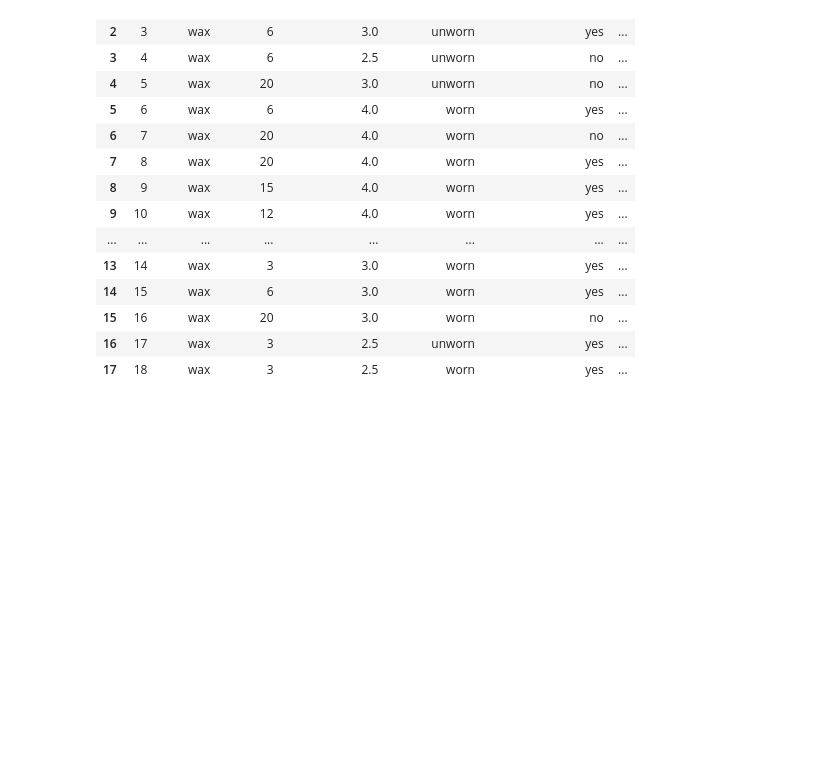
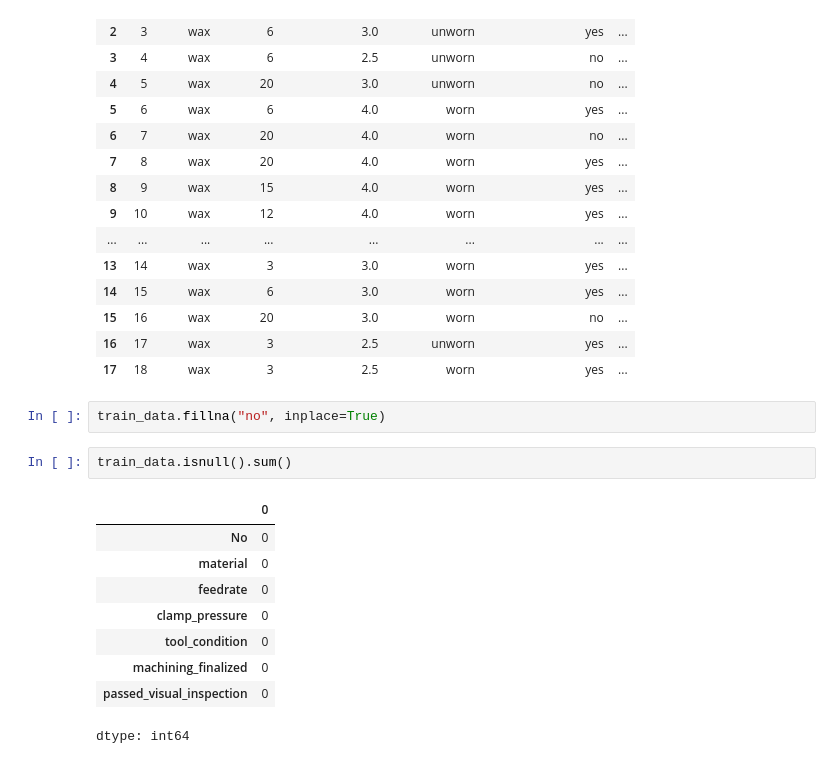
Before and after one commit to raju1207/CNC-Milling-Performance-Analysis-and-Fault-Detection, a Jupyter notebook: CNC_Milling_Performance_Analysis_and_Fault_Detection.ipynb, the cells around one changed output. Saved outputs shown, nothing was run; the diff lists cells and outputs as text; blank space fills up the shorter version.

```diff
--- a/CNC_Milling_Performance_Analysis_and_Fault_Detection.ipynb
+++ b/CNC_Milling_Performance_Analysis_and_Fault_Detection.ipynb
@@ -160,3 +160,17 @@ train_data
 | 15 | 16 | wax | 20 | 3.0 | worn | no | ... |
 | 16 | 17 | wax | 3 | 2.5 | unworn | yes | ... |
 | 17 | 18 | wax | 3 | 2.5 | worn | yes | ... |
+# %%
+train_data.fillna("no", inplace=True)
+# %%
+train_data.isnull().sum()
+# %% [output]
+|  | 0 |
+| No | 0 |
+| material | 0 |
+| feedrate | 0 |
+| clamp_pressure | 0 |
+| tool_condition | 0 |
+| machining_finalized | 0 |
+| passed_visual_inspection | 0 |
+dtype: int64
```
Also changed, not shown: parts of 1 cell of this notebook.
